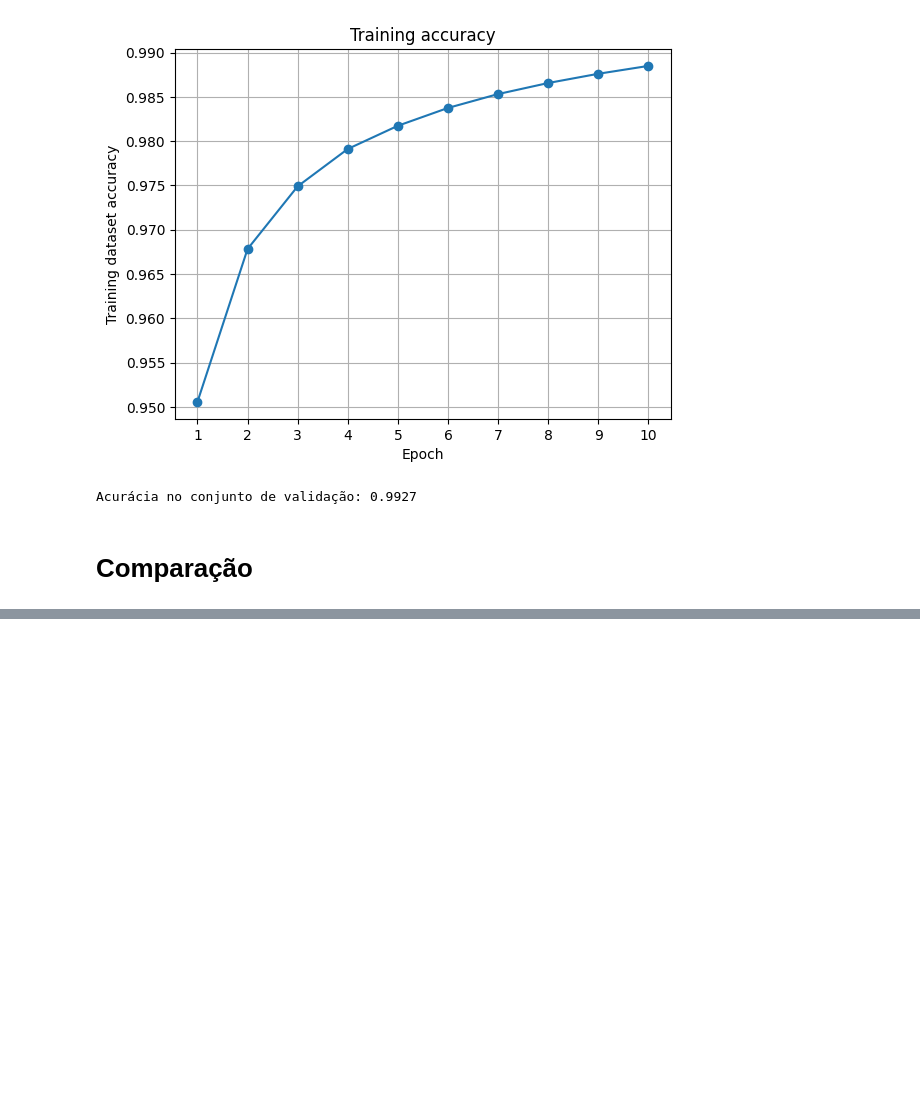
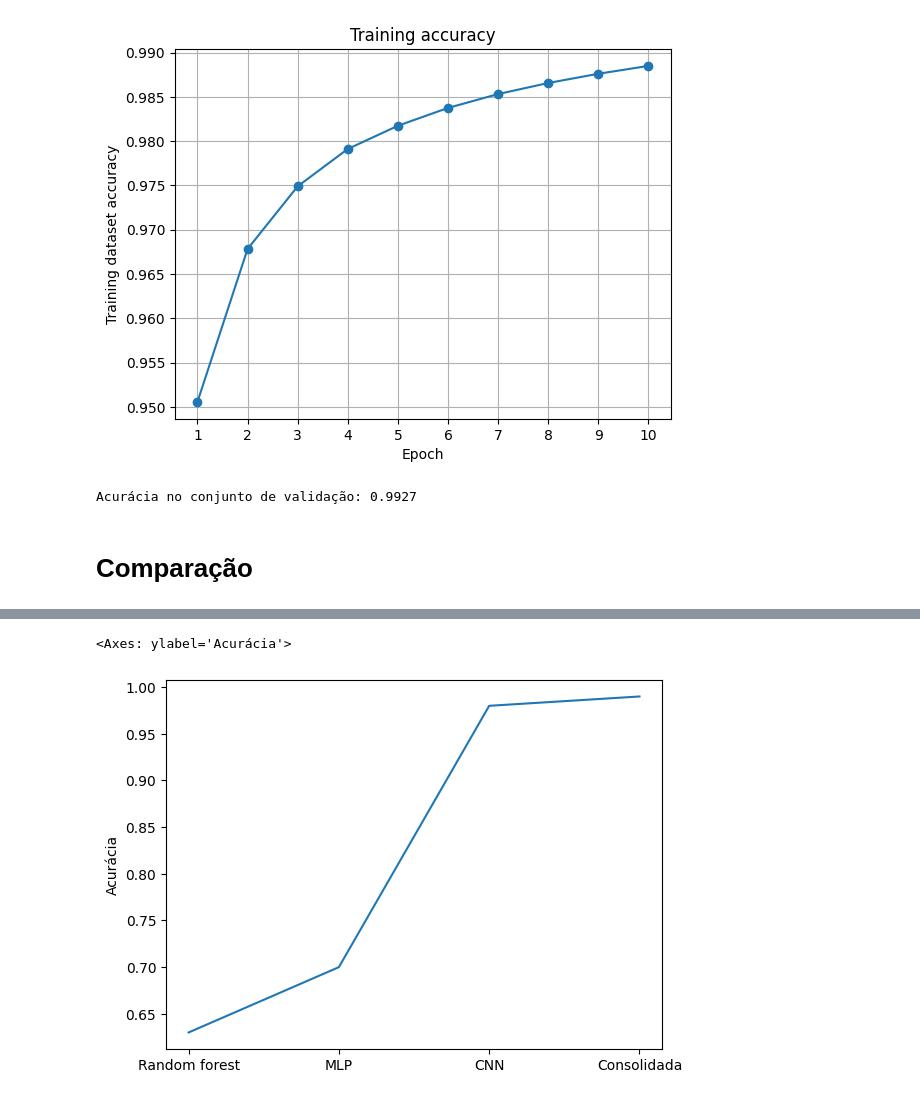
Before and after one commit to annaluizacaraciolo/DeepLearning2023, a Jupyter notebook: ListaPraticaMLPConv.ipynb, the cells around one changed output, grey strips where cells are left out. Saved outputs shown, nothing was run; the diff lists cells and outputs as text; code cells hidden in the pictures; blank space fills up the shorter version.

```diff
--- a/ListaPraticaMLPConv.ipynb
+++ b/ListaPraticaMLPConv.ipynb
@@ -612,0 +663,9 @@ Acurácia no conjunto de validação: 0.9927
+# %%
+accuracies = np.array([0.63, 0.70, 0.98, 0.99])
+labels = ["Random forest", "MLP", "CNN", "Consolidada"]
+# %%
+testing_df = pd.DataFrame( {
+    "Acurácia": [0.63, 0.70, 0.98, 0.99]
+  }, index=["Random forest", "MLP", "CNN", "Consolidada"]
+)
+testing_df
@@ -612,0 +678,5 @@ Acurácia no conjunto de validação: 0.9927
+# %%
+sns.lineplot(data=testing_df, x=labels, y='Acurácia')
+# %% [output]
+<Axes: ylabel='Acurácia'>
+[figure, added]
```
Also changed, not shown: parts of 15 cells of this notebook.
